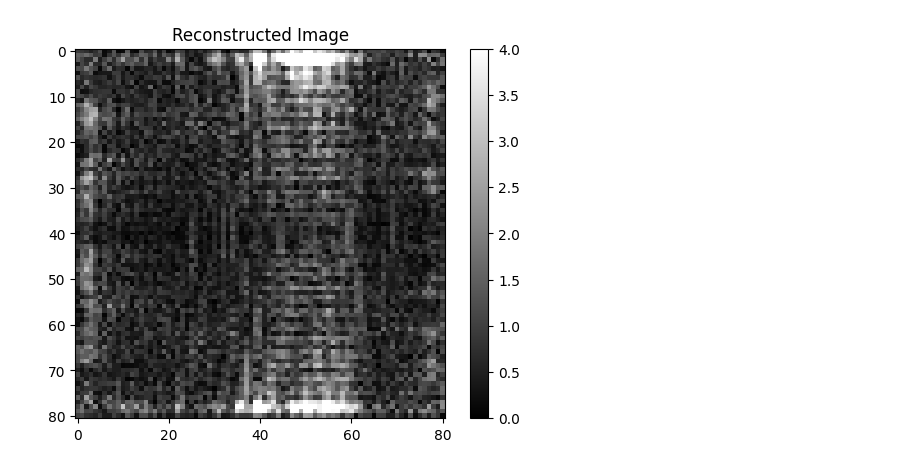
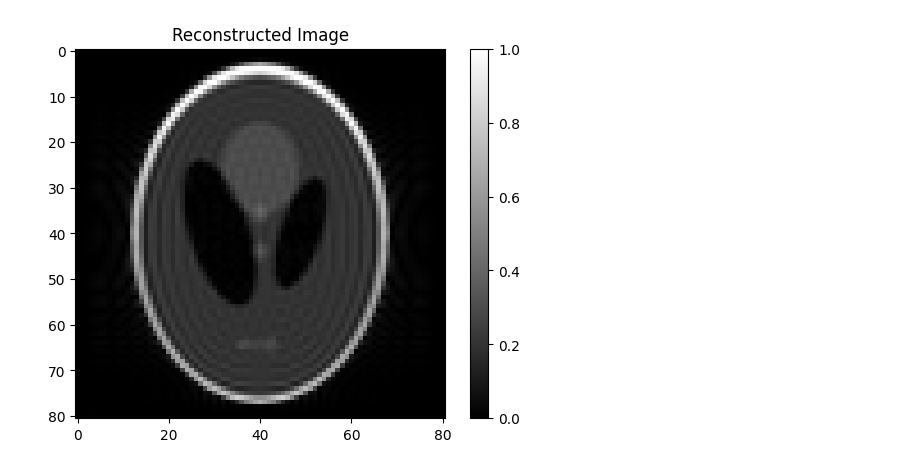
Before and after one commit to MaxStrey/Martinos_MR, a Jupyter notebook: Martinos_project/phantom_generation/phantom_7.ipynb, the cells around one changed output. Drawn from its saved outputs; the diff is of its cells as text; code cells hidden in the pictures.

```diff
--- a/Martinos_project/phantom_generation/phantom_7.ipynb
+++ b/Martinos_project/phantom_generation/phantom_7.ipynb
@@ -82,7 +85,7 @@ x_values, y_values = np.meshgrid(x_values, y_values, indexing='ij')  # Create 2D
 k_space = np.zeros((N_spins, N_spins), dtype=np.complex128)
 for i, kx in tqdm(enumerate(kx_values)):
     for j, ky in enumerate(ky_values):
-        k_space[i, j] = np.sum(phantom * np.exp(-1j * (kx * x_values + ky * y_values)) * np.exp(-1j * 2 * np.pi * B0_field_map * time[j]))
+        k_space[i, j] = np.sum(phantom * np.exp(-1j * (kx * x_values + ky * y_values)) * np.exp(-1j * 2 * np.pi * B0_using * time[j]))
 
 
 #k_space = k_space * np.exp(-1j * 2 * np.pi * B0_field_map * time)
@@ -115,20 +117,0 @@ plt.show()
-# %%
-# k_space_corrected = k_space * np.exp(1j * 2 * np.pi * B0_field_map * time)
-
-k_space_corrected = np.zeros((N_spins, N_spins), dtype=np.complex128)
-for i in tqdm(range(N_spins)):
-    for j in range(N_spins):
-        k_space_corrected[i, j] = np.sum(k_space[i, j] / np.exp(1j * 2 * np.pi * B0_field_map * time))
-
-
-
-# Apply inverse FFT
-corrected_image = ifft2(k_space_corrected)
-corrected_image_1 = fftshift(corrected_image)
-
-# Plot the reconstructed image
-plt.figure()
-plt.imshow(np.abs(corrected_image_1), cmap='gray')
-plt.title('Reconstructed image')
-plt.colorbar()
-plt.show()
@@ -224,0 +196,17 @@ itn   =     200   r2norm = 7.5e+02   acond = 2.1e+03   xnorm  = 1.1e+02
+# %%
+E = np.zeros((N_spins**2, N_spins**2), dtype=np.complex128)
+
+# Flatten the arrays to make them 1D
+x_values_flat = x_values.flatten()
+y_values_flat = y_values.flatten()
+B0_field_map_flat = B0_using.flatten()
+
+iterator = 0
+for i, kx in tqdm(enumerate(kx_values)):
+    for j, ky in enumerate(ky_values):
+        # Use the flattened arrays in the calculation
+        E[:, iterator] = np.exp(-1j * (kx * x_values_flat + ky * y_values_flat)) * np.exp(-1j * 2 * np.pi * B0_field_map_flat * time[j])
+        iterator += 1
+# %%
+x_1, istop, itn, r1norm, r2norm, anorm, acond, arnorm, xnorm, var = lsqr(E, kspace_vec, iter_lim=200, show=True)
+image_1 = np.reshape(x_1, (N_spins, N_spins))
@@ -225,8 +231,8 @@ itn   =     200   r2norm = 7.5e+02   acond = 2.1e+03   xnorm  = 1.1e+02
 # %%
 plt.figure()
-plt.imshow(np.abs(image), cmap='gray', vmin=0, vmax=4.0)
+plt.imshow(np.abs(image_1), cmap='gray', vmin=0, vmax=1.0)
 plt.colorbar()
 plt.title('Reconstructed Image')
 plt.show()
 # %% [output]
-[figure, old version]
+[figure, new version]
```
Also changed, not shown: parts of 8 cells of this notebook.
